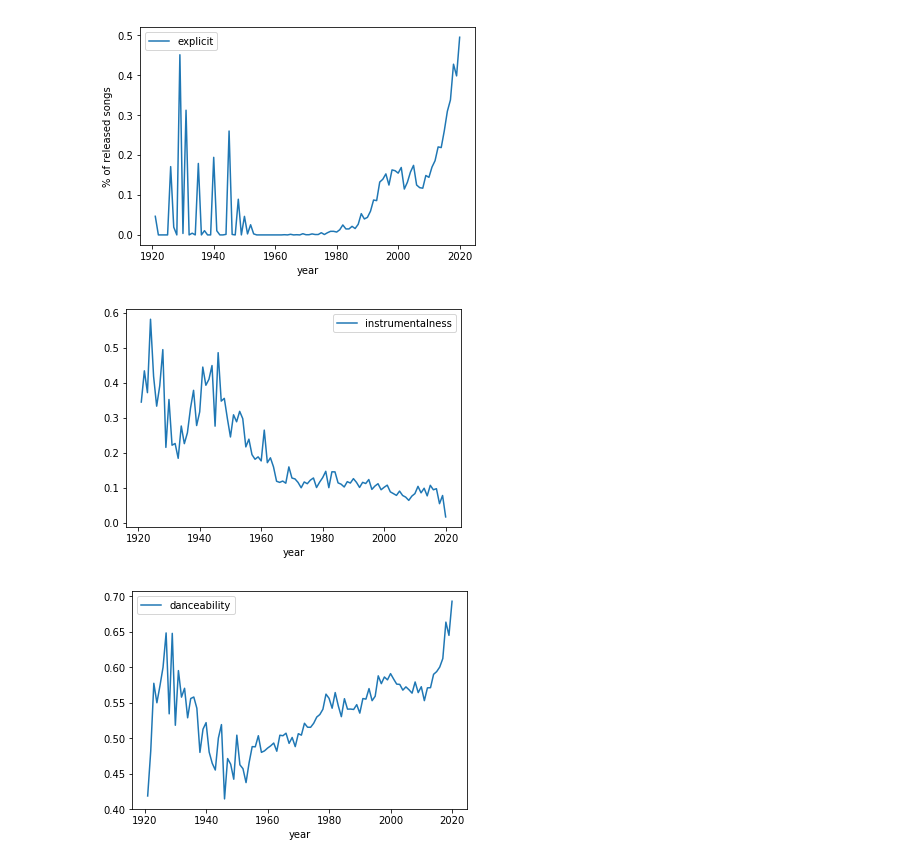
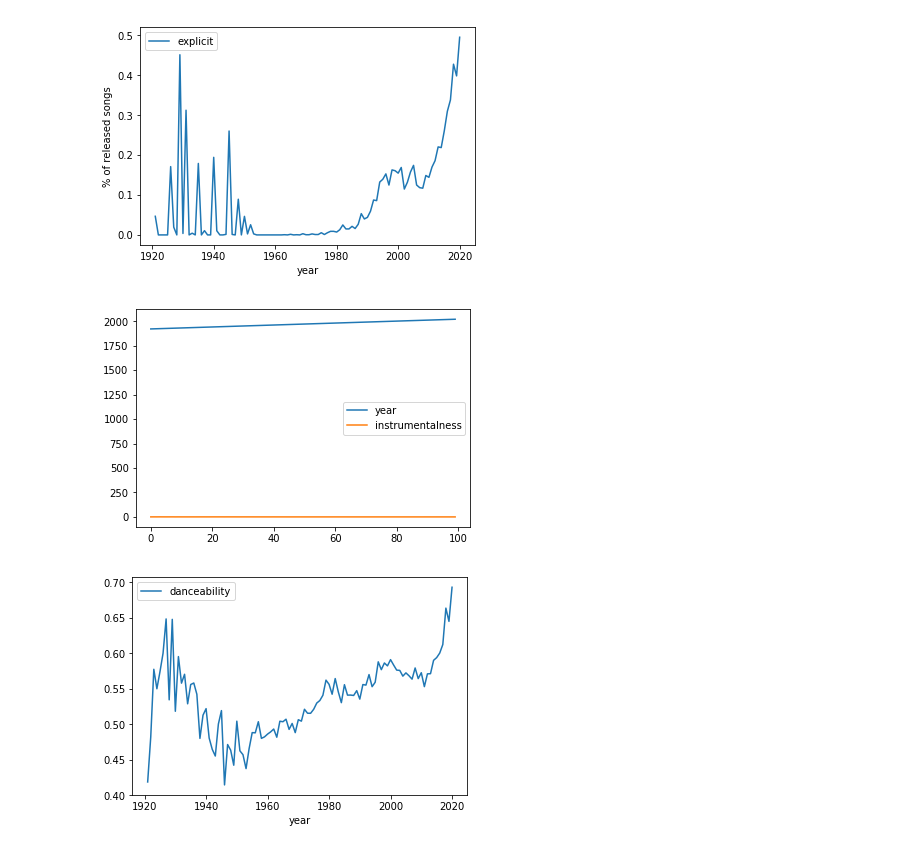
Before and after one commit to jesperhemmingsson/Spotify-EDA, a Jupyter notebook: EDA.ipynb, the cells around one changed output. Drawn from its saved outputs; the diff is of its cells as text; code cells hidden in the pictures.

```diff
--- a/EDA.ipynb
+++ b/EDA.ipynb
@@ -52,11 +52,11 @@ plt.show()
 # We now now that music is getting louder and dirtier. Sweet.
 # %%
 # Question: With classical music and jazz not being as popular today as before, is the instrumentalness lower now?
-df_instrumental = df_data_year[["year", "instrumentalness"]].set_index("year")
+df_instrumental = df_data_year[["year", "instrumentalness"]].set_index("yer")
 df_instrumental.plot()
 plt.show()
 # %% [output]
-[figure, old version]
+[figure, new version]
 # %%
 # Again, very convincing results. Even if genres as Electronic Dance Music has become very popular, most songs have vocals today.
 # Note the spike around the 1940's. Were there more instrumental music surrounding the second wold war perhaps?
```
Also changed, not shown: parts of 1 cell of this notebook.
